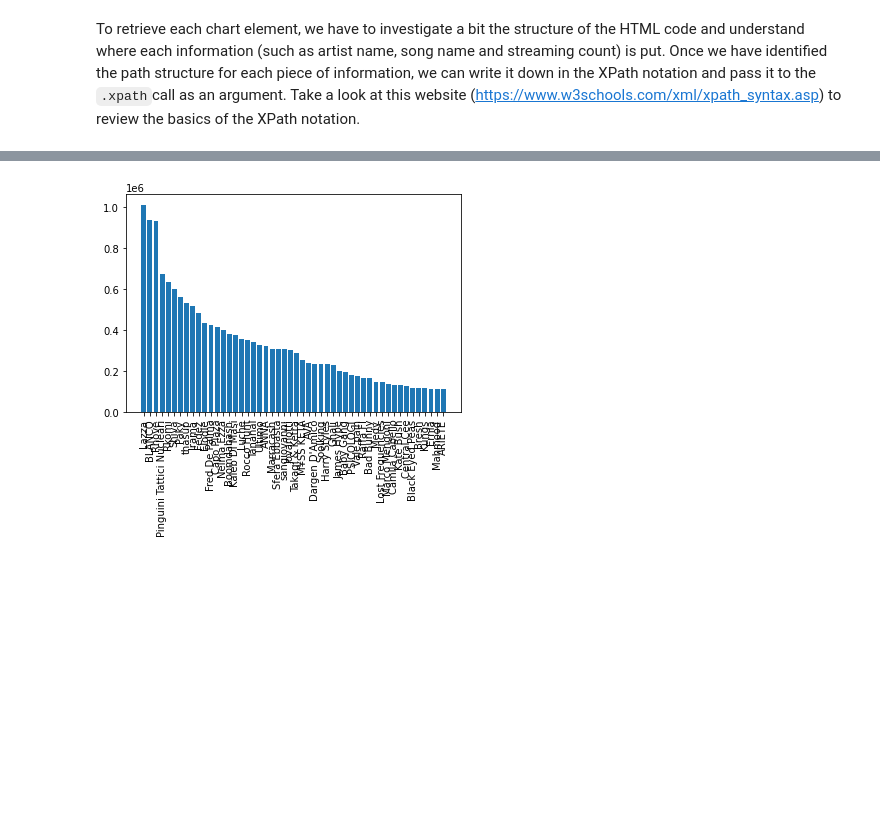
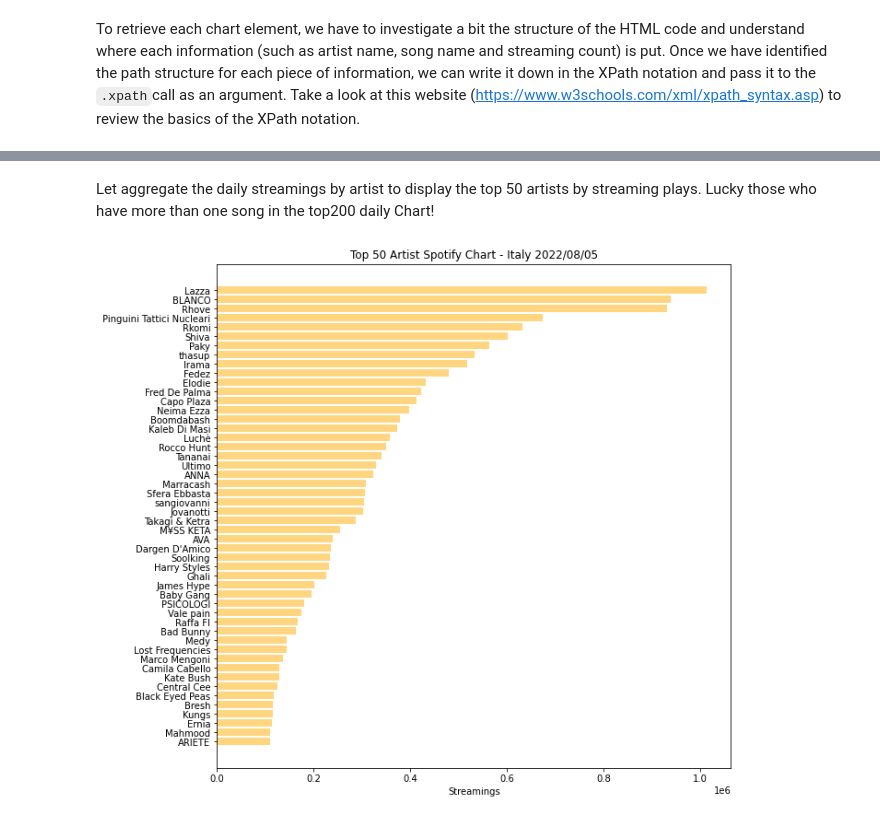
Before and after one commit to mirko-leccese/Scraping-Spotify-Chart-with-Python, a Jupyter notebook: scrapy-spoty.ipynb, the cells around one changed output, grey strips where cells are left out. Drawn from its saved outputs; the diff is of its cells as text; code cells hidden in the pictures; blank space fills up the shorter version.

Commit message:
updated visuals

```diff
--- a/scrapy-spoty.ipynb
+++ b/scrapy-spoty.ipynb
@@ -57,10 +68,9 @@ streams_list = [ int(x.replace(",", "")) for x in streams_list_str]
 # %%
-# Creating a column of dates
+# Creating a date column
 date_list = [datetime.strptime(date[0], "%Y/%m/%d") for i in range(len(songs_list))]
 
+# Zipping columns and defining a DataFrame
 chart_cols = list(zip(date_list, songs_list,artist_list,streams_list))
+chart_df = pd.DataFrame(chart_cols, columns=['Date','Song', 'Artist', 'Streams'])
 
-all_charts = pd.DataFrame(chart_cols, columns=['Date','Song', 'Artist', 'Streams'])
-
-# Filtering just the top 50:
-top50 = all_charts.sort_values('Streams', ascending=False).head(50)
+chart_df
@@ -76,12 +114,18 @@ plt.show()
+# %% [markdown]
+Let aggregate the daily streamings by artist to display the top 50 artists by streaming plays. Lucky those who have more than one song in the top200 daily Chart!
 # %%
 # Charts by artist
-total_by_artist = all_charts.groupby("Artist", as_index=False).agg({'Streams':'sum'})
+total_by_artist = chart_df.groupby("Artist", as_index=False).agg({'Streams':'sum'})
 top50_artist = total_by_artist.sort_values("Streams", ascending=False).head(50)
 
+fig = plt.figure(figsize=(10,20))
+ax = fig.add_subplot(111)
 spacing = 0.5
 fig.subplots_adjust(bottom=spacing)
-plt.bar(x=top50_artist["Artist"], height=top50_artist["Streams"])
-plt.xticks(rotation=90)
+plt.barh(y=top50_artist["Artist"], width=top50_artist["Streams"], color="#FFD580")
+ax.invert_yaxis()
+ax.set_xlabel('Streamings')
+ax.set_title(f"Top 50 Artist Spotify Chart - Italy {date[0]}")
 plt.show()
 # %% [output]
-[figure, old version]
+[figure, new version]
```
Also changed, not shown: parts of 6 cells of this notebook.
